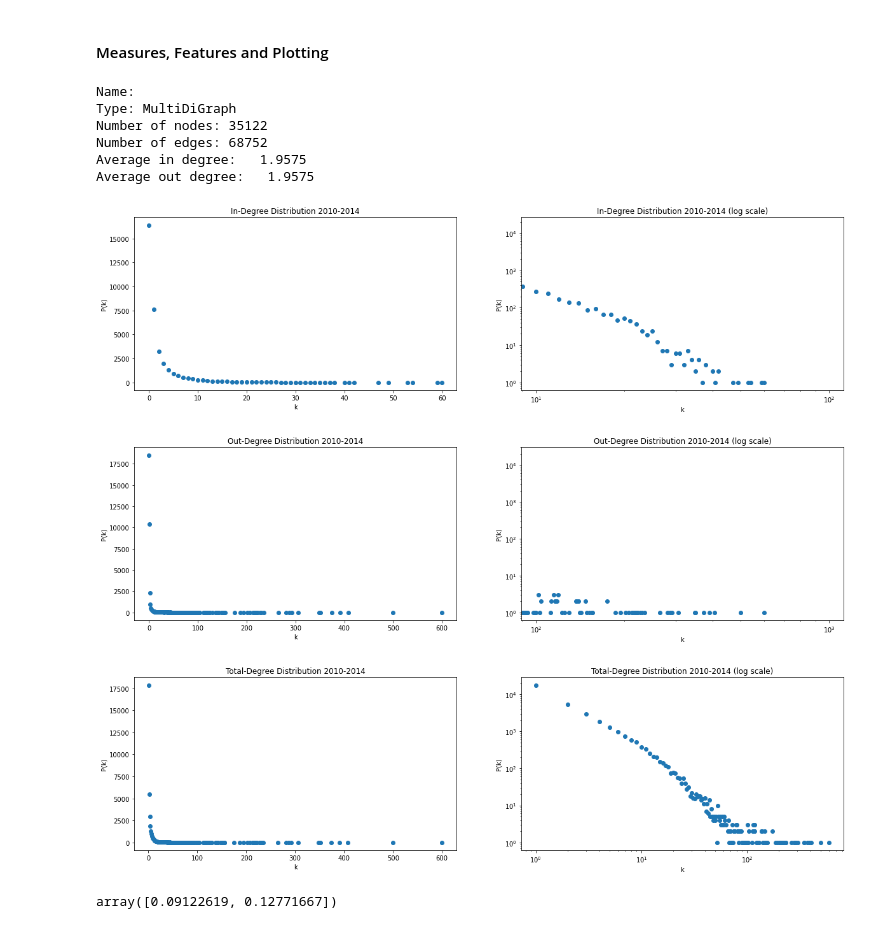
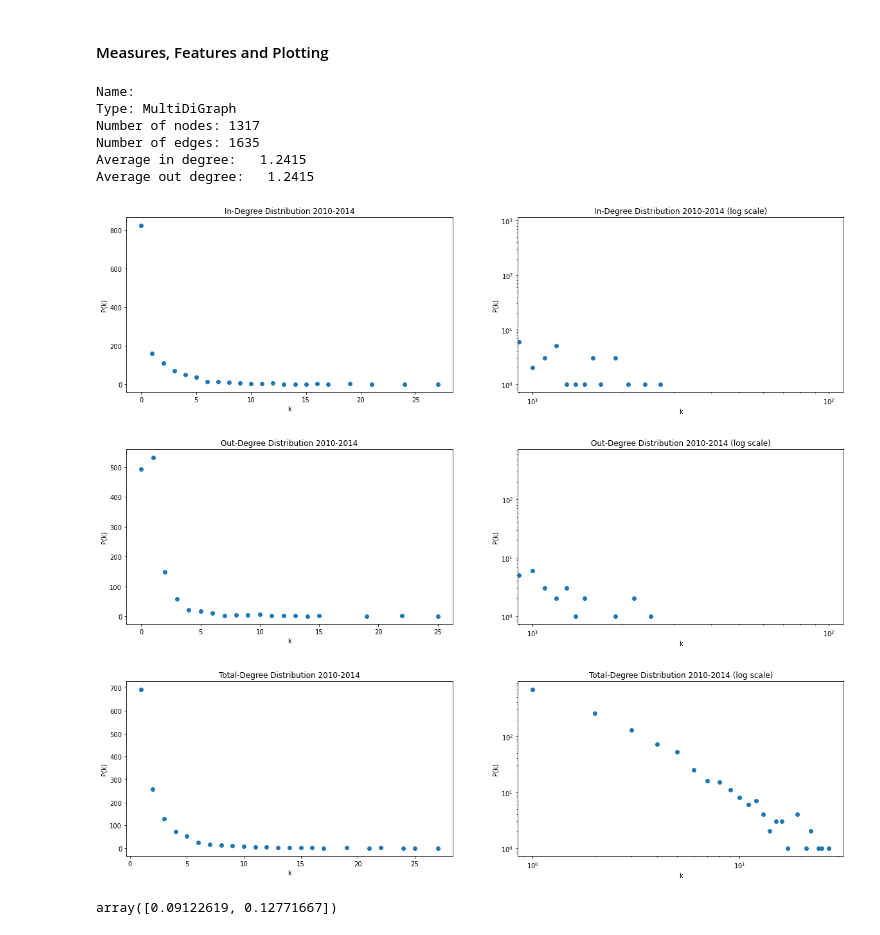
Before and after one commit to omeryefet/Complex_Networks, a Jupyter notebook: Project2022.ipynb, the cells around one changed output. Cells and saved outputs as stored; diff of their text form; code cells hidden in the pictures.

```diff
--- a/Project2022.ipynb
+++ b/Project2022.ipynb
@@ -145,41 +145,41 @@ def plot_degree_distribution(num):
         fig, axs = plt.subplots(1,2,figsize=(20,5))
         for i in range(2):
             axs[i].scatter(dict.keys(), dict.values())
             # mean_k = np.mean([item[0]*item[1] for item in dict.items()])
             # max_k = max(dict.keys())
             # a = np.linspace(1, max_k, len(list(dict.keys())))
             # axs[i].plot(dict.keys(), poisson.pmf(a, mu=5))
             # axs[i].plot(np.linspace(0, max_k, 100), np.exp(np.linspace(0, max_k, 100)))
             # axs[i].plot(np.log(np.linspace(1, max_k*10, 1000000)), np.log(np.exp(np.linspace(1, max_k*10, 1000000))))
             axs[i].set_xlabel("k")
             axs[i].set_ylabel("P(k)")
             titel = f'{j}-Degree Distribution {years_range[4][0]}-{years_range[4][1]}'
             if i>0:
                 axs[i].set_yscale('log')
                 axs[i].set_xscale('log')
                 # mean_k = np.mean([item[0]*item[1] for item in dict.items()])
                 # max_k = max(dict.keys())
                 # a = np.linspace(1, max_k, max_k)
                 # from math import e
                 # import math
                 # b = [((e**(-mean_k))*(mean_k**i))/(math.factorial(i)) for i in a]
                 # axs[i].plot(a,b)
                 # from scipy.stats import poisson
                 # axs[i].plot(np.linspace(1, max_k, 1000000), poisson.pmf((np.linspace(1, max_k, 1000000)),mu=mean_k))
                 titel += ' (log scale)'
             axs[i].set_title(titel)
 
-plot_degree_distribution(4)
+plot_degree_distribution(2)
 # %% [output]
 Name:
 Type: MultiDiGraph
-Number of nodes: 35122
-Number of edges: 68752
-Average in degree:   1.9575
-Average out degree:   1.9575
+Number of nodes: 1317
+Number of edges: 1635
+Average in degree:   1.2415
+Average out degree:   1.2415
-[figure, old version]
+[figure, new version]
-[figure, old version]
+[figure, new version]
-[figure, old version]
+[figure, new version]
 # %%
 from scipy.stats import poisson
 # import matplotlib.pyplot as plt
```
Also changed, not shown: parts of 15 cells of this notebook, 1 other file.
